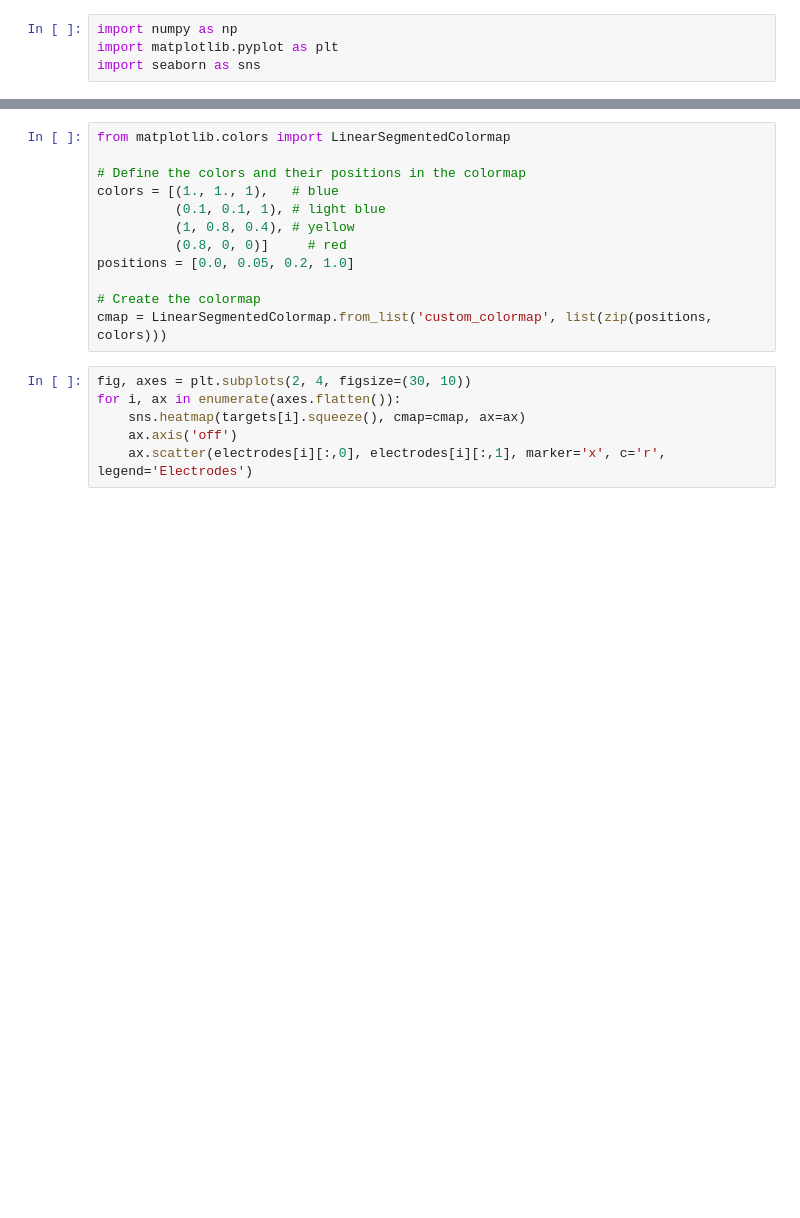
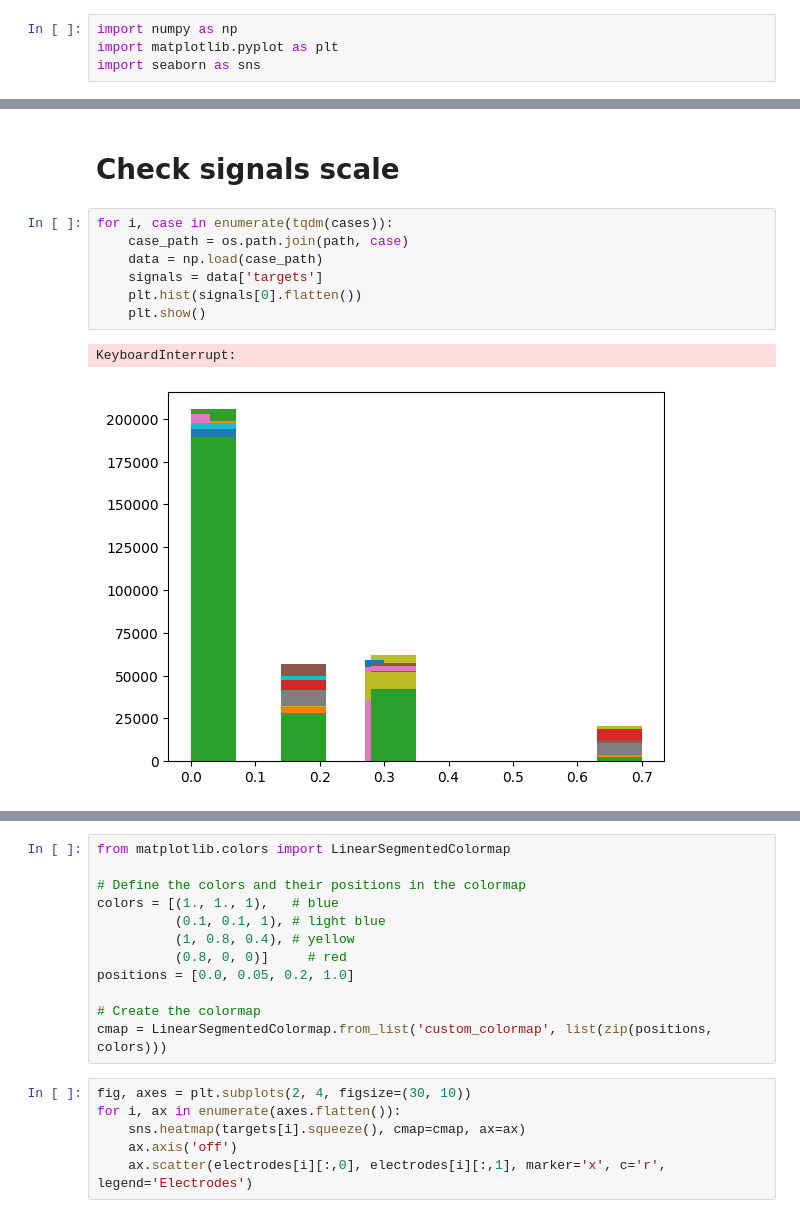
Before and after one commit to dmnk1308/RESIST, a Jupyter notebook: playground.ipynb, the cells around one changed output, grey strips where cells are left out. Drawn from its saved outputs; the diff is of its cells as text; blank space fills up the shorter version.

```diff
--- a/playground.ipynb
+++ b/playground.ipynb
@@ -59,0 +122,12 @@ electrodes = data['electrodes']
+# %% [markdown]
+# Check signals scale
+# %%
+for i, case in enumerate(tqdm(cases)):
+    case_path = os.path.join(path, case)
+    data = np.load(case_path)
+    signals = data['targets']
+    plt.hist(signals[0].flatten())
+    plt.show()
+# %% [output]
+KeyboardInterrupt:
+[figure, added]
```
Also changed, not shown: parts of 70 cells of this notebook, 9 other files.
